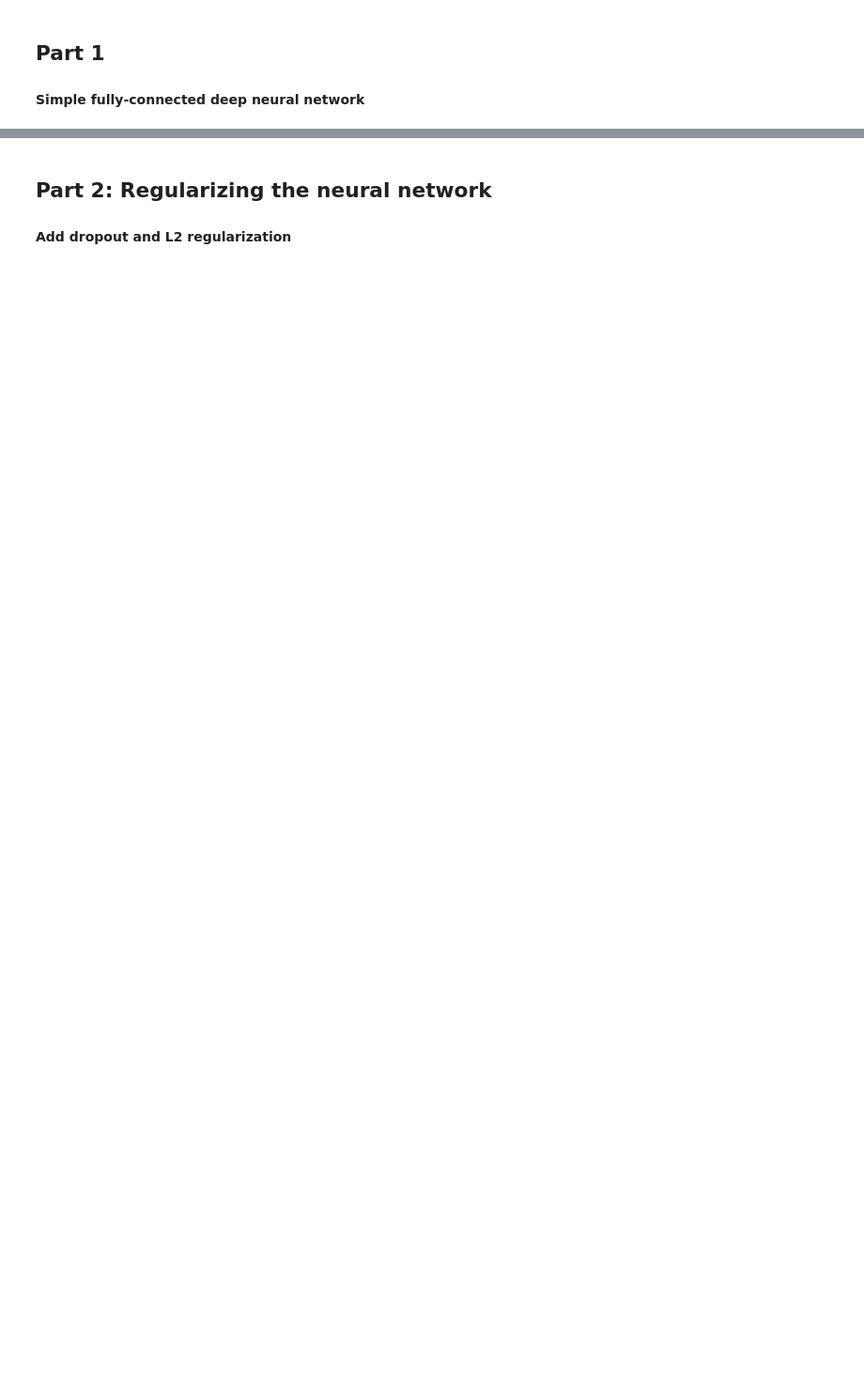
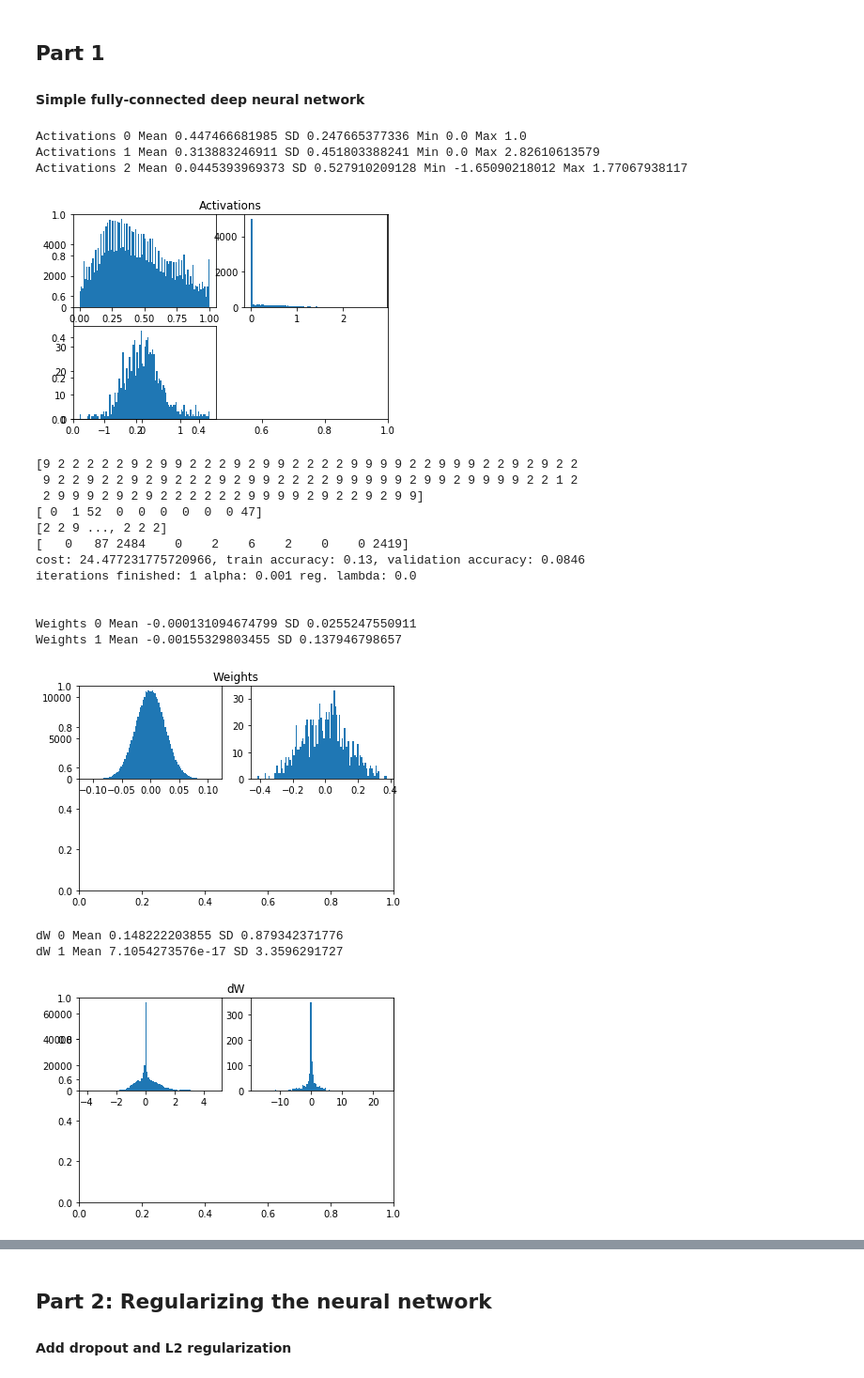
Before and after one commit to rp2707/coms4995-hw1, a Jupyter notebook: HW1-uni.ipynb, the cells around one changed output, grey strips where cells are left out. Shown at 94% size. Drawn from its saved outputs; the diff is of its cells as text; code cells hidden in the pictures; blank space fills up the shorter version.

Commit message:
fixed reflection issue

```diff
--- a/HW1-uni.ipynb
+++ b/HW1-uni.ipynb
@@ -938,9 +941,30 @@ print('Data loading done')
 # %%
 np.random.seed(123456)
 #layer_dimensions = [X_train.shape[0], 100, 50, 10]  # including the input and output layers #Really need to use MSRA or Glorot
 #NN = NeuralNetwork(layer_dimensions, K_iters_alpha_drop=500, gamma=.90, do_reflection=False, standard_scaling=False)
 #NN.train(X_train, y_train, iters=10000, alpha=0.001, batch_size=100, print_every=10)
 
 layer_dimensions = [X_train.shape[0], 100, 10]  # including the input and output layers
-NN = NeuralNetwork(layer_dimensions, K_iters_alpha_drop=500, gamma=.90, do_reflection=False, standard_scaling=False)
+NN = NeuralNetwork(layer_dimensions, K_iters_alpha_drop=500, gamma=.90, do_reflection=True, standard_scaling=False)
 NN.train(X_train, y_train, iters=10000, alpha=0.001, batch_size=100, print_every=10) #Using SD = .01
+# %% [output]
+Activations 0 Mean 0.447466681985 SD 0.247665377336 Min 0.0 Max 1.0
+Activations 1 Mean 0.313883246911 SD 0.451803388241 Min 0.0 Max 2.82610613579
+Activations 2 Mean 0.0445393969373 SD 0.527910209128 Min -1.65090218012 Max 1.77067938117
+[figure, added]
+[9 2 2 2 2 2 9 2 9 9 2 2 2 9 2 9 9 2 2 2 2 9 9 9 9 2 2 9 9 9 2 2 9 2 9 2 2
+ 9 2 2 9 2 2 9 2 9 2 2 2 9 2 9 9 2 2 2 2 9 9 9 9 9 2 9 9 2 9 9 9 9 2 2 1 2
+ 2 9 9 9 2 9 2 9 2 2 2 2 2 2 9 9 9 9 2 9 2 2 9 2 9 9]
+[ 0  1 52  0  0  0  0  0  0 47]
+[2 2 9 ..., 2 2 2]
+[   0   87 2484    0    2    6    2    0    0 2419]
+cost: 24.477231775720966, train accuracy: 0.13, validation accuracy: 0.0846
+iterations finished: 1 alpha: 0.001 reg. lambda: 0.0
+
+
+Weights 0 Mean -0.000131094674799 SD 0.0255247550911
+Weights 1 Mean -0.00155329803455 SD 0.137946798657
+[figure, added]
+dW 0 Mean 0.148222203855 SD 0.879342371776
+dW 1 Mean 7.1054273576e-17 SD 3.3596291727
+[figure, added]
```
Also changed, not shown: parts of 4 cells of this notebook.
